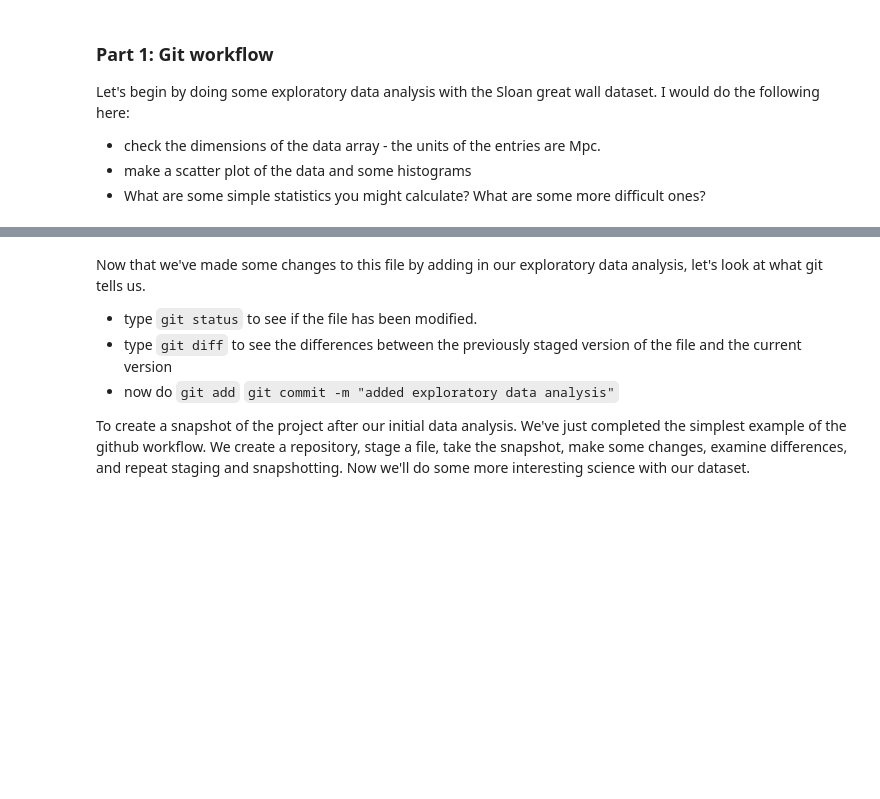
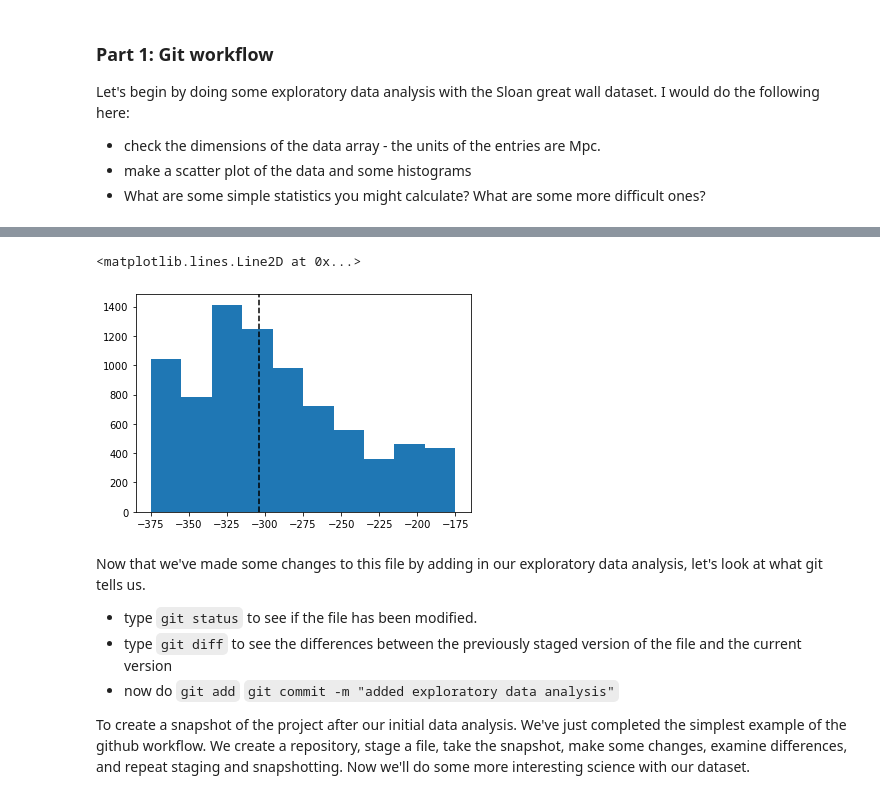
Before and after one commit to Yashvi-Sharma/GreatWallHaySha, a Jupyter notebook: DSFP_intro_2_git.ipynb, the cells around one changed output, grey strips where cells are left out. Drawn from its saved outputs; the diff is of its cells as text; code cells hidden in the pictures; blank space fills up the shorter version.

```diff
--- a/DSFP_intro_2_git.ipynb
+++ b/DSFP_intro_2_git.ipynb
@@ -49,3 +63,9 @@ Let's begin by doing some exploratory data analysis with the Sloan great wall da
+# %%
+_ = plt.hist(X[:,0])
+plt.axvline(np.median(X[:,0]),ls='--',color='black')
+# %% [output]
+<matplotlib.lines.Line2D at 0x...>
+[figure, added]
 # %% [markdown]
 Now that we've made some changes to this file by adding in our exploratory data analysis, let's look at what git tells us.
 
```
Also changed, not shown: parts of 3 cells of this notebook, 1 other file.
